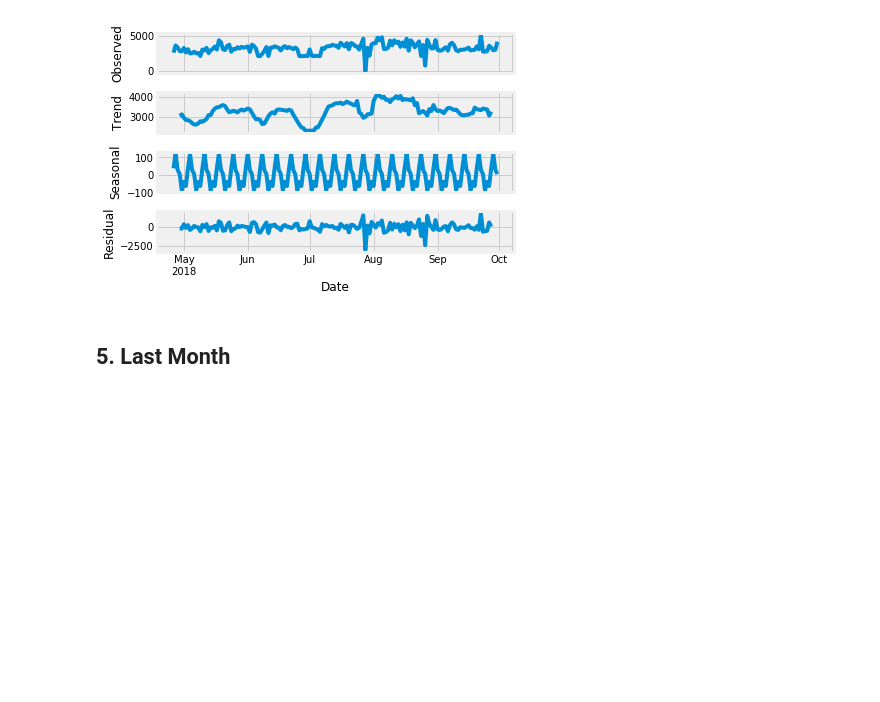
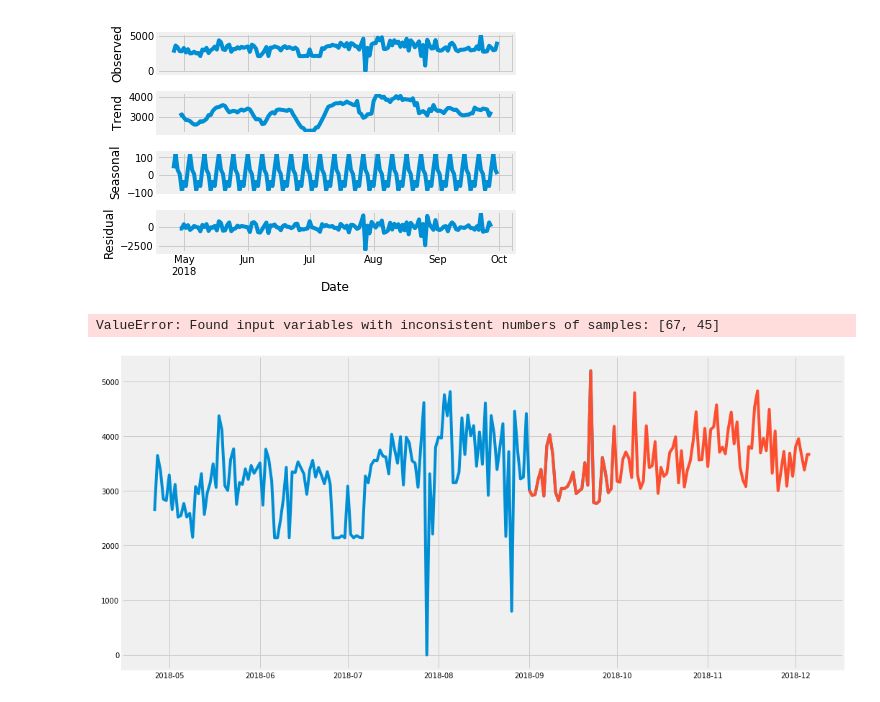
Before and after one commit to jesseanddd/fitbit, a Jupyter notebook: dd_fitbit.ipynb, the cells around one changed output. Saved outputs shown, nothing was run; the diff lists cells and outputs as text; code cells hidden in the pictures; blank space fills up the shorter version.

Commit message:
work on holts

```diff
--- a/dd_fitbit.ipynb
+++ b/dd_fitbit.ipynb
@@ -551,7 +542,7 @@ def evaluate(actual, predictions, output=True):
     else:
         return mse, rmse
 
-def plot_and_eval(predictions, actual, metric_fmt='{:.2f}', linewidth=4):
+def plot_and_eval(predictions, actual=test, metric_fmt='{:.2f}', linewidth=4):
     if type(predictions) is not list:
         predictions = [predictions]
 
@@ -605,7 +596,7 @@ plt.show()
 [figure]
 # %%
 train = df[:'2018-09']['Calories Burned'].resample('D').agg('sum')
-test = df['2018-10':]['Calories Burned'].resample('D').agg('sum')
+test = df['2018-09':]['Calories Burned'].resample('D').agg('sum')
 
 sm.tsa.seasonal_decompose(train).plot()
 result = sm.tsa.stattools.adfuller(train)
@@ -613,12 +604,10 @@ plt.show()
 # %% [output]
 [figure]
 # %%
-# # TODO: Fix this cell (name 'holt' is not defined)
+fit1 = Holt(train).fit(smoothing_level=.9, smoothing_slope=.1)
 
-# Holt(train).fit(smoothing_level=.9, smoothing_slope=.1)
-
-# yhat['holt_linear'] = holt.forecast(test.shape[0])
-# test
-# # plot_and_eval(y_hat.holt_linear)
+yhat['holt_linear'] = fit1.forecast(test.shape[0])
+plot_and_eval(yhat.holt_linear)
+# %% [output]
+ValueError: Found input variables with inconsistent numbers of samples: [67, 45]
+[figure, added]
-# %% [markdown]
-## 5. Last Month
```
Also changed, not shown: parts of 9 cells of this notebook.
